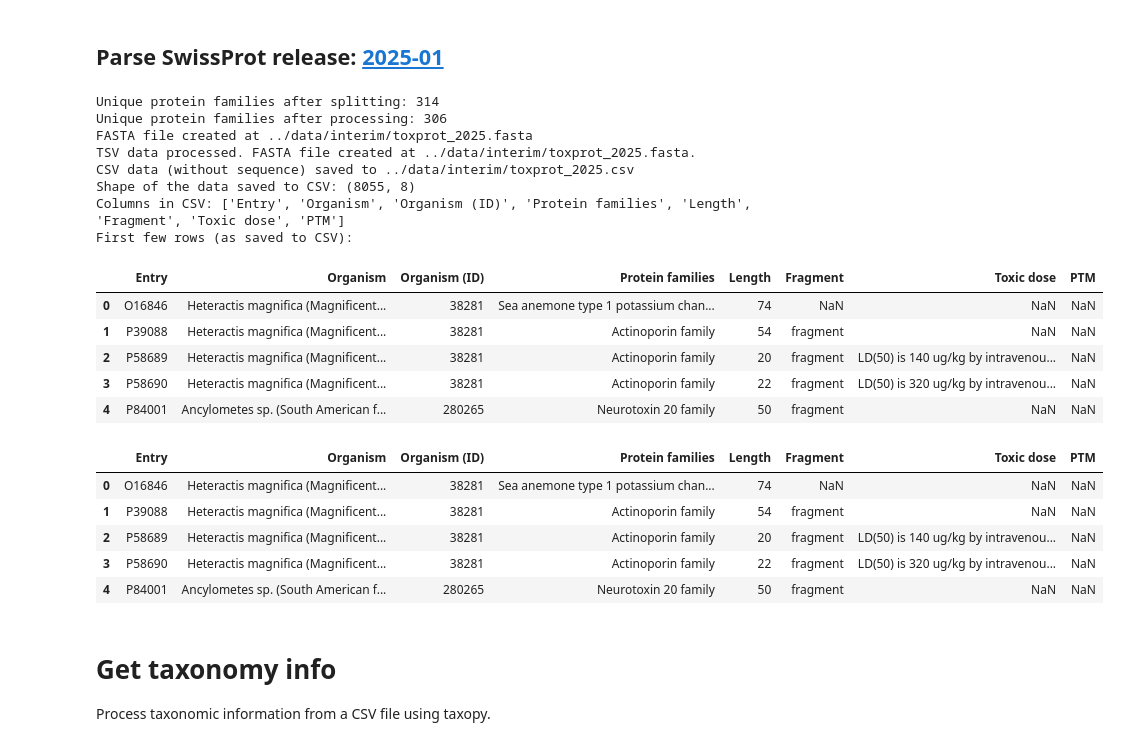
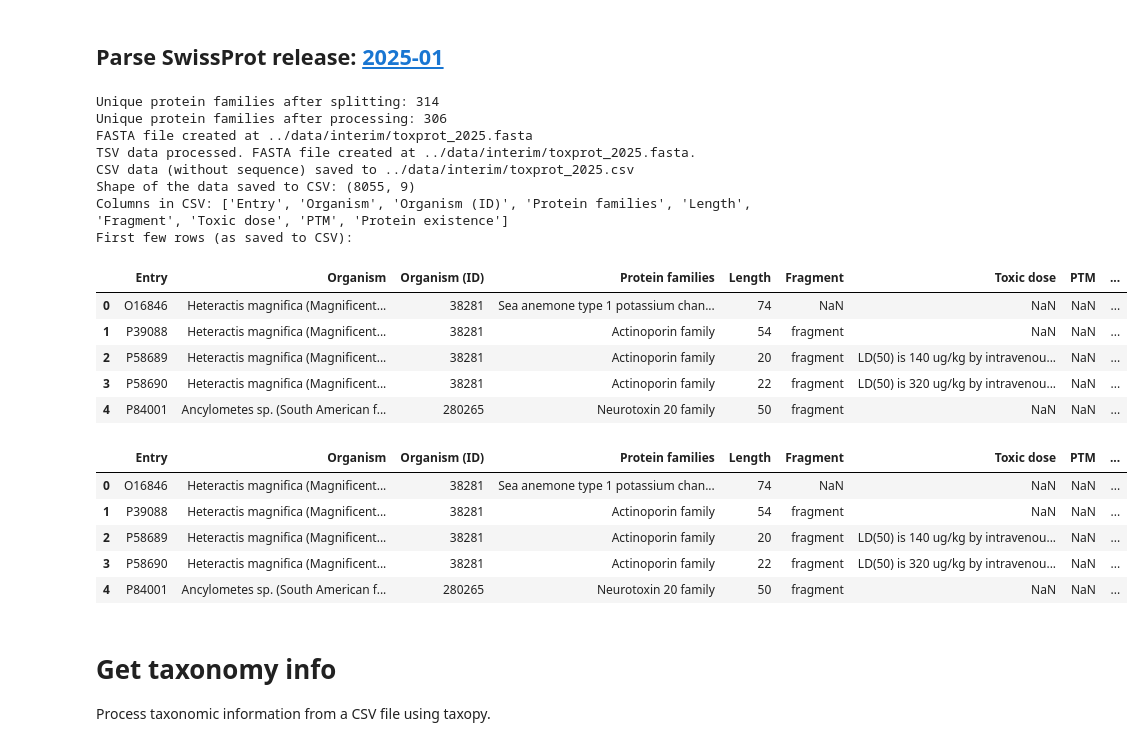
Before and after one commit to tsenoner/toxprot25, a Jupyter notebook: notebook/clean_data.ipynb, the cells around one changed output. Drawn from its saved outputs; the diff is of its cells as text; code cells hidden in the pictures.

```diff
--- a/notebook/clean_data.ipynb
+++ b/notebook/clean_data.ipynb
@@ -227,6 +228,7 @@ COLUMNS_TO_EXTRACT = [
     "Post-translational modification",  # Original column name in the TSV file
     "Sequence",  # Added for FASTA creation
     "Signal peptide (range)",
+    "Protein existence",
 ]
 
 # Read the TSV file
@@ -246,47 +248,47 @@ create_fasta_file(
     df_tsv, "Entry", "Sequence", FASTA_OUTPUT_PATH, "Signal peptide (range)"
 )
 
 # Define columns for the CSV output (excluding 'Sequence' and 'Signal peptide (range)')
 columns_for_csv = [
     col for col in df_tsv.columns if col not in ["Sequence", "Signal peptide (range)"]
 ]
 
 # Save as CSV without the 'Sequence' column
 df_tsv.to_csv(CSV_OUTPUT_PATH, index=False, columns=columns_for_csv)
 
 # Display information about the processed data
 # The df_tsv DataFrame in memory still contains the 'Sequence' column.
 # For displaying information related to the CSV, we'll use the selected columns.
 print(f"TSV data processed. FASTA file created at {FASTA_OUTPUT_PATH}.")
 print(f"CSV data (without sequence) saved to {CSV_OUTPUT_PATH}")
 
 df_csv_content_view = df_tsv[columns_for_csv]
 print(f"Shape of the data saved to CSV: {df_csv_content_view.shape}")
 print(f"Columns in CSV: {df_csv_content_view.columns.tolist()}")
 print("First few rows (as saved to CSV):")
 display(df_csv_content_view.head())
 display(df_csv_content_view.head())
 # %% [output]
 Unique protein families after splitting: 314
 Unique protein families after processing: 306
 FASTA file created at ../data/interim/toxprot_2025.fasta
 TSV data processed. FASTA file created at ../data/interim/toxprot_2025.fasta.
 CSV data (without sequence) saved to ../data/interim/toxprot_2025.csv
-Shape of the data saved to CSV: (8055, 8)
-Columns in CSV: ['Entry', 'Organism', 'Organism (ID)', 'Protein families', 'Length', 'Fragment', 'Toxic dose', 'PTM']
+Shape of the data saved to CSV: (8055, 9)
+Columns in CSV: ['Entry', 'Organism', 'Organism (ID)', 'Protein families', 'Length', 'Fragment', 'Toxic dose', 'PTM', 'Protein existence']
 First few rows (as saved to CSV):
-|  | Entry | Organism | Organism (ID) | Protein families | Length | Fragment | Toxic dose | PTM |
-| 0 | O16846 | Heteractis magnifica (Magnificent... | 38281 | Sea anemone type 1 potassium chan... | 74 | NaN | NaN | NaN |
-| 1 | P39088 | Heteractis magnifica (Magnificent... | 38281 | Actinoporin family | 54 | fragment | NaN | NaN |
-| 2 | P58689 | Heteractis magnifica (Magnificent... | 38281 | Actinoporin family | 20 | fragment | LD(50) is 140 ug/kg by intravenou... | NaN |
-| 3 | P58690 | Heteractis magnifica (Magnificent... | 38281 | Actinoporin family | 22 | fragment | LD(50) is 320 ug/kg by intravenou... | NaN |
-| 4 | P84001 | Ancylometes sp. (South American f... | 280265 | Neurotoxin 20 family | 50 | fragment | NaN | NaN |
+|  | Entry | Organism | Organism (ID) | Protein families | Length | Fragment | Toxic dose | PTM | ... |
+| 0 | O16846 | Heteractis magnifica (Magnificent... | 38281 | Sea anemone type 1 potassium chan... | 74 | NaN | NaN | NaN | ... |
+| 1 | P39088 | Heteractis magnifica (Magnificent... | 38281 | Actinoporin family | 54 | fragment | NaN | NaN | ... |
+| 2 | P58689 | Heteractis magnifica (Magnificent... | 38281 | Actinoporin family | 20 | fragment | LD(50) is 140 ug/kg by intravenou... | NaN | ... |
+| 3 | P58690 | Heteractis magnifica (Magnificent... | 38281 | Actinoporin family | 22 | fragment | LD(50) is 320 ug/kg by intravenou... | NaN | ... |
+| 4 | P84001 | Ancylometes sp. (South American f... | 280265 | Neurotoxin 20 family | 50 | fragment | NaN | NaN | ... |
-|  | Entry | Organism | Organism (ID) | Protein families | Length | Fragment | Toxic dose | PTM |
-| 0 | O16846 | Heteractis magnifica (Magnificent... | 38281 | Sea anemone type 1 potassium chan... | 74 | NaN | NaN | NaN |
-| 1 | P39088 | Heteractis magnifica (Magnificent... | 38281 | Actinoporin family | 54 | fragment | NaN | NaN |
-| 2 | P58689 | Heteractis magnifica (Magnificent... | 38281 | Actinoporin family | 20 | fragment | LD(50) is 140 ug/kg by intravenou... | NaN |
-| 3 | P58690 | Heteractis magnifica (Magnificent... | 38281 | Actinoporin family | 22 | fragment | LD(50) is 320 ug/kg by intravenou... | NaN |
-| 4 | P84001 | Ancylometes sp. (South American f... | 280265 | Neurotoxin 20 family | 50 | fragment | NaN | NaN |
+|  | Entry | Organism | Organism (ID) | Protein families | Length | Fragment | Toxic dose | PTM | ... |
+| 0 | O16846 | Heteractis magnifica (Magnificent... | 38281 | Sea anemone type 1 potassium chan... | 74 | NaN | NaN | NaN | ... |
+| 1 | P39088 | Heteractis magnifica (Magnificent... | 38281 | Actinoporin family | 54 | fragment | NaN | NaN | ... |
+| 2 | P58689 | Heteractis magnifica (Magnificent... | 38281 | Actinoporin family | 20 | fragment | LD(50) is 140 ug/kg by intravenou... | NaN | ... |
+| 3 | P58690 | Heteractis magnifica (Magnificent... | 38281 | Actinoporin family | 22 | fragment | LD(50) is 320 ug/kg by intravenou... | NaN | ... |
+| 4 | P84001 | Ancylometes sp. (South American f... | 280265 | Neurotoxin 20 family | 50 | fragment | NaN | NaN | ... |
 # %% [markdown]
 # Get taxonomy info
 
```
Also changed, not shown: parts of 1 cell of this notebook, 7 other files.
